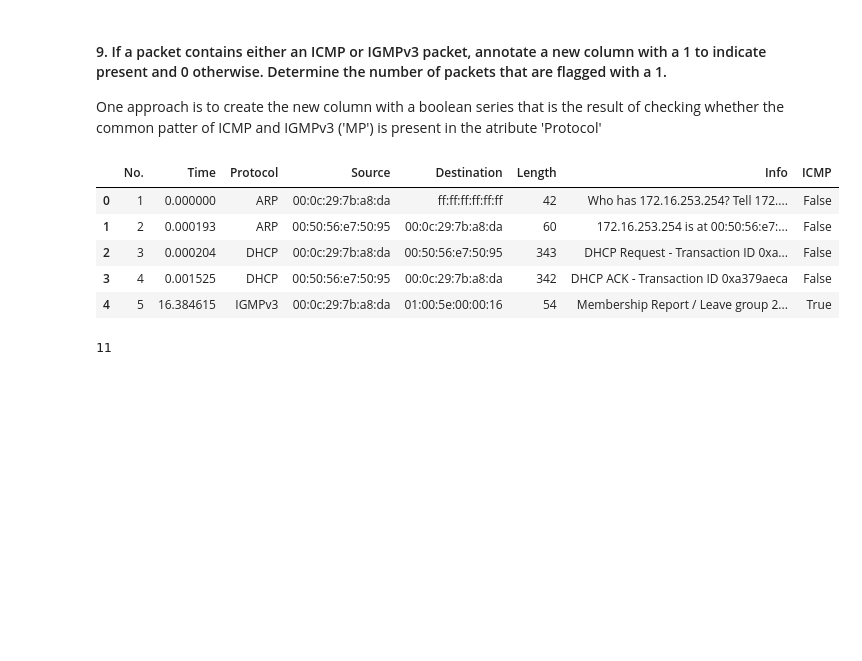
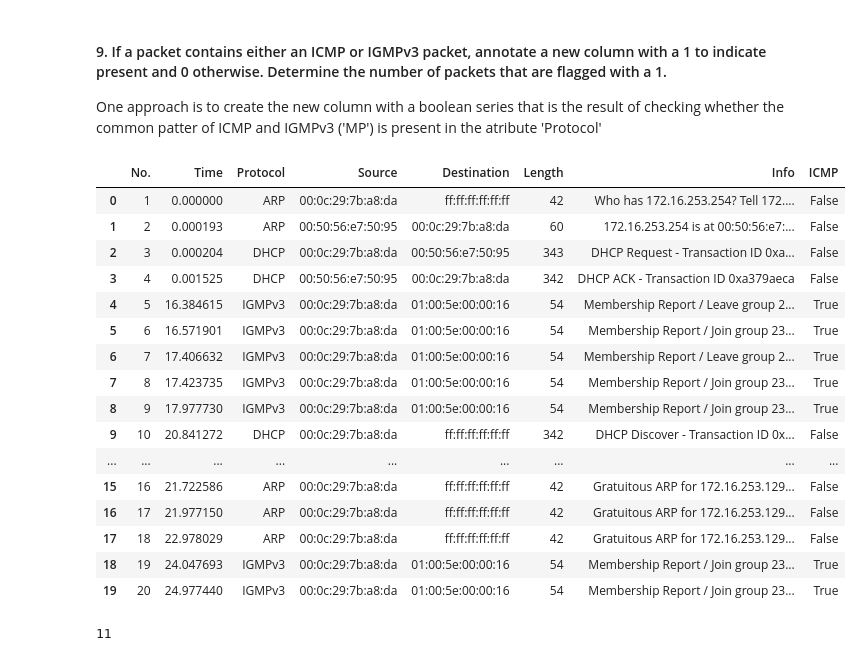
Before and after one commit to pavloski/BigData, a Jupyter notebook: CourseDocs/ChallengeQuiz1_ALVAREZ.ipynb, the cells around one changed output. Drawn from its saved outputs; the diff is of its cells as text; code cells hidden in the pictures; blank space fills up the shorter version.

```diff
--- a/CourseDocs/ChallengeQuiz1_ALVAREZ.ipynb
+++ b/CourseDocs/ChallengeQuiz1_ALVAREZ.ipynb
@@ -187,17 +193,29 @@ One approach is to create the new column with a boolean series that is the resul
 # %%
 # wew use the assign method to create the column
 
-df6=df.assign(ICMP=df['Protocol'].str.contains("MP") )
+#df6=df.assign(ICMP=df['Protocol'].str.contains("MP") )
+df6=df.assign(ICMP=((df['Protocol']=='ICMP' ) | (df['Protocol']=='IGMPv3')))
 # %%
 # visual sanity check
-df6.head(5)
+df6.head(20)
 # %% [output]
 |  | No. | Time | Protocol | Source | Destination | Length | Info | ICMP |
 | 0 | 1 | 0.000000 | ARP | 00:0c:29:7b:a8:da | ff:ff:ff:ff:ff:ff | 42 | Who has 172.16.253.254? Tell 172.... | False |
 | 1 | 2 | 0.000193 | ARP | 00:50:56:e7:50:95 | 00:0c:29:7b:a8:da | 60 | 172.16.253.254 is at 00:50:56:e7:... | False |
 | 2 | 3 | 0.000204 | DHCP | 00:0c:29:7b:a8:da | 00:50:56:e7:50:95 | 343 | DHCP Request - Transaction ID 0xa... | False |
 | 3 | 4 | 0.001525 | DHCP | 00:50:56:e7:50:95 | 00:0c:29:7b:a8:da | 342 | DHCP ACK - Transaction ID 0xa379aeca | False |
 | 4 | 5 | 16.384615 | IGMPv3 | 00:0c:29:7b:a8:da | 01:00:5e:00:00:16 | 54 | Membership Report / Leave group 2... | True |
+| 5 | 6 | 16.571901 | IGMPv3 | 00:0c:29:7b:a8:da | 01:00:5e:00:00:16 | 54 | Membership Report / Join group 23... | True |
+| 6 | 7 | 17.406632 | IGMPv3 | 00:0c:29:7b:a8:da | 01:00:5e:00:00:16 | 54 | Membership Report / Leave group 2... | True |
+| 7 | 8 | 17.423735 | IGMPv3 | 00:0c:29:7b:a8:da | 01:00:5e:00:00:16 | 54 | Membership Report / Join group 23... | True |
+| 8 | 9 | 17.977730 | IGMPv3 | 00:0c:29:7b:a8:da | 01:00:5e:00:00:16 | 54 | Membership Report / Join group 23... | True |
+| 9 | 10 | 20.841272 | DHCP | 00:0c:29:7b:a8:da | ff:ff:ff:ff:ff:ff | 342 | DHCP Discover - Transaction ID 0x... | False |
+| ... | ... | ... | ... | ... | ... | ... | ... | ... |
+| 15 | 16 | 21.722586 | ARP | 00:0c:29:7b:a8:da | ff:ff:ff:ff:ff:ff | 42 | Gratuitous ARP for 172.16.253.129... | False |
+| 16 | 17 | 21.977150 | ARP | 00:0c:29:7b:a8:da | ff:ff:ff:ff:ff:ff | 42 | Gratuitous ARP for 172.16.253.129... | False |
+| 17 | 18 | 22.978029 | ARP | 00:0c:29:7b:a8:da | ff:ff:ff:ff:ff:ff | 42 | Gratuitous ARP for 172.16.253.129... | False |
+| 18 | 19 | 24.047693 | IGMPv3 | 00:0c:29:7b:a8:da | 01:00:5e:00:00:16 | 54 | Membership Report / Join group 23... | True |
+| 19 | 20 | 24.977440 | IGMPv3 | 00:0c:29:7b:a8:da | 01:00:5e:00:00:16 | 54 | Membership Report / Join group 23... | True |
 # %%
 # we compute the sum of Trues
 df6['ICMP'].sum()
```
Also changed, not shown: parts of 1 cell of this notebook, 4 other files.
